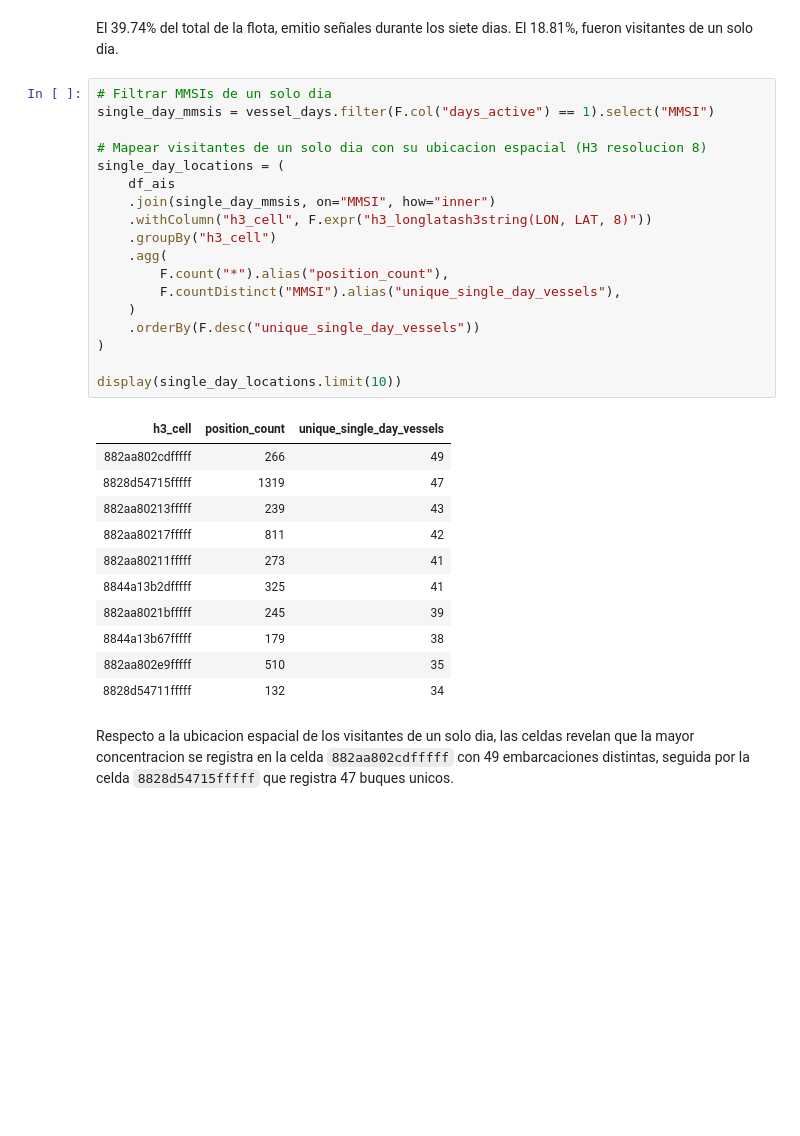
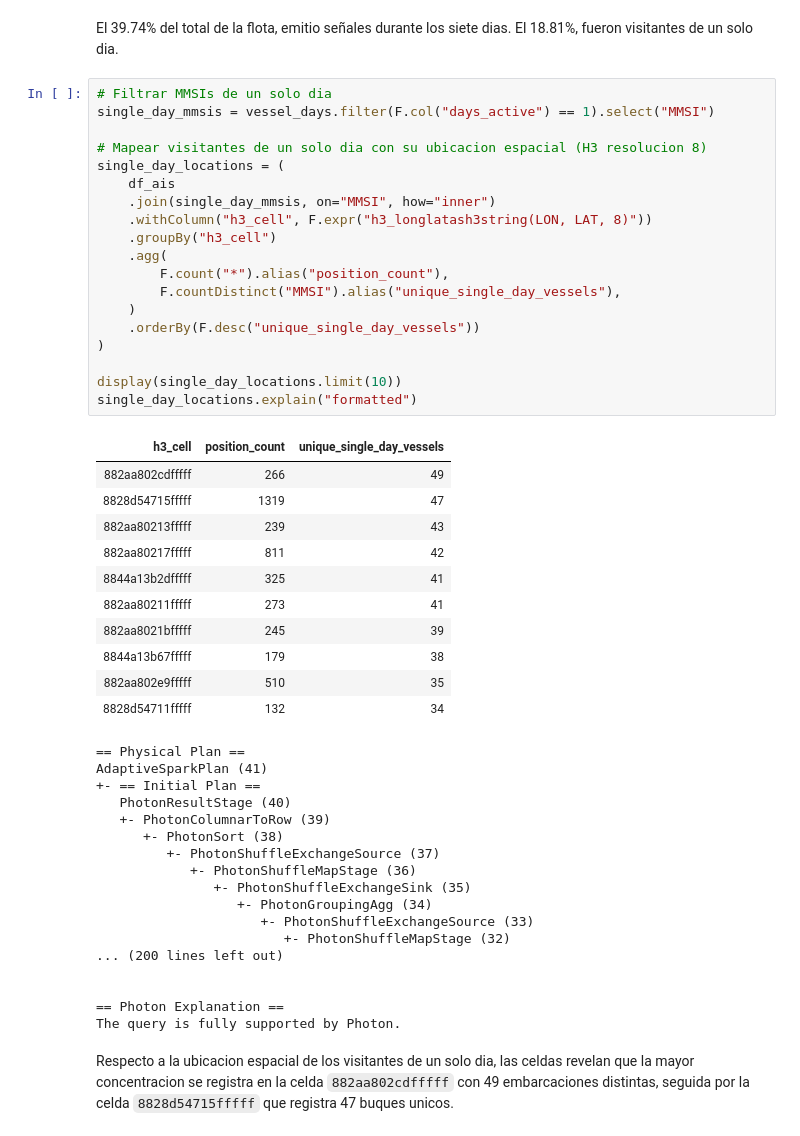
Before and after one commit to dnlec/trafico-maritimo-oceanwatch, a Jupyter notebook: notebook/proyecto_ocean_watch.ipynb, the cells around one changed output. Saved outputs shown, nothing was run; the diff lists cells and outputs as text; blank space fills up the shorter version.

```diff
--- a/notebook/proyecto_ocean_watch.ipynb
+++ b/notebook/proyecto_ocean_watch.ipynb
@@ -633,32 +705,50 @@ El 39.74% del total de la flota, emitio señales durante los siete dias. El 18.8
 # %%
 # Filtrar MMSIs de un solo dia
 single_day_mmsis = vessel_days.filter(F.col("days_active") == 1).select("MMSI")
 
 # Mapear visitantes de un solo dia con su ubicacion espacial (H3 resolucion 8)
 single_day_locations = (
     df_ais
     .join(single_day_mmsis, on="MMSI", how="inner")
     .withColumn("h3_cell", F.expr("h3_longlatash3string(LON, LAT, 8)"))
     .groupBy("h3_cell")
     .agg(
         F.count("*").alias("position_count"),
         F.countDistinct("MMSI").alias("unique_single_day_vessels"),
     )
     .orderBy(F.desc("unique_single_day_vessels"))
 )
 
 display(single_day_locations.limit(10))
+single_day_locations.explain("formatted")
 # %% [output]
 | h3_cell | position_count | unique_single_day_vessels |
 | 882aa802cdfffff | 266 | 49 |
 | 8828d54715fffff | 1319 | 47 |
 | 882aa80213fffff | 239 | 43 |
 | 882aa80217fffff | 811 | 42 |
+| 8844a13b2dfffff | 325 | 41 |
 | 882aa80211fffff | 273 | 41 |
-| 8844a13b2dfffff | 325 | 41 |
 | 882aa8021bfffff | 245 | 39 |
 | 8844a13b67fffff | 179 | 38 |
 | 882aa802e9fffff | 510 | 35 |
 | 8828d54711fffff | 132 | 34 |
+== Physical Plan ==
+AdaptiveSparkPlan (41)
++- == Initial Plan ==
+   PhotonResultStage (40)
+   +- PhotonColumnarToRow (39)
+      +- PhotonSort (38)
+         +- PhotonShuffleExchangeSource (37)
+            +- PhotonShuffleMapStage (36)
+               +- PhotonShuffleExchangeSink (35)
+                  +- PhotonGroupingAgg (34)
+                     +- PhotonShuffleExchangeSource (33)
+                        +- PhotonShuffleMapStage (32)
+... (200 lines left out)
+
+
+== Photon Explanation ==
+The query is fully supported by Photon.
 # %% [markdown]
 Respecto a la ubicacion espacial de los visitantes de un solo dia, las celdas revelan que la mayor concentracion se registra en la celda `882aa802cdfffff` con 49 embarcaciones distintas, seguida por la celda `8828d54715fffff` que registra 47 buques unicos.
```
Also changed, not shown: parts of 30 cells of this notebook.
